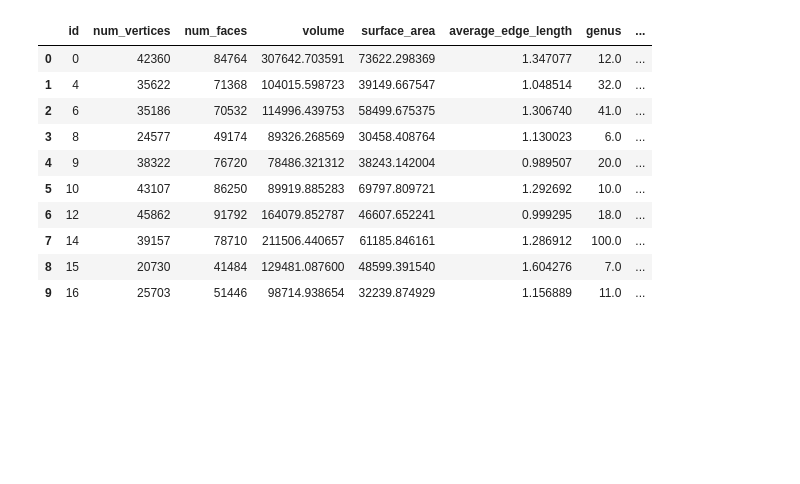
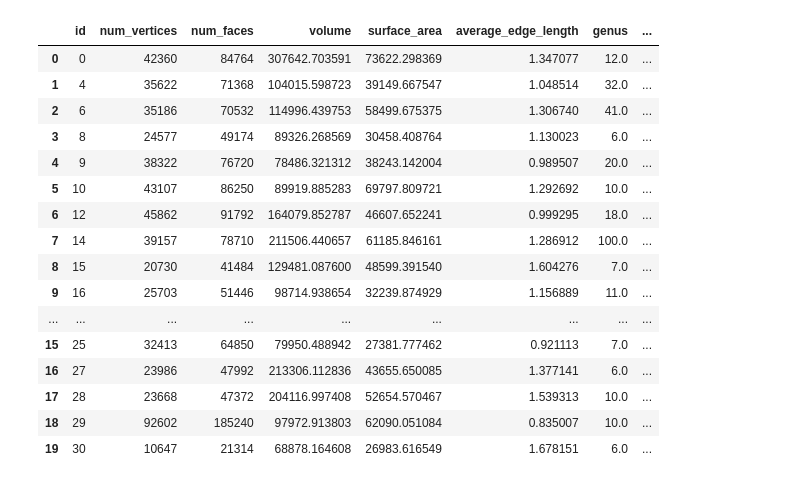
Before and after one commit to mishramlan/JEB-structural-simulation, a Jupyter notebook: Notebooks/Data_Analysis/mesh_analysis.ipynb, the cells around one changed output. Saved outputs shown, nothing was run; the diff lists cells and outputs as text; code cells hidden in the pictures; blank space fills up the shorter version.

```diff
--- a/Notebooks/Data_Analysis/mesh_analysis.ipynb
+++ b/Notebooks/Data_Analysis/mesh_analysis.ipynb
@@ -24,15 +24,21 @@ Falling back to a static output.
 # %%
 cad_data = pd.read_csv('/Users/User/Documents/Project_JEB/Results/Data_Analysis/working_table.csv')
-cad_data.head(10)
+cad_data.head(20)
 # %% [output]
 |  | id | num_vertices | num_faces | volume | surface_area | average_edge_length | genus | ... |
 | 0 | 0 | 42360 | 84764 | 307642.703591 | 73622.298369 | 1.347077 | 12.0 | ... |
 | 1 | 4 | 35622 | 71368 | 104015.598723 | 39149.667547 | 1.048514 | 32.0 | ... |
 | 2 | 6 | 35186 | 70532 | 114996.439753 | 58499.675375 | 1.306740 | 41.0 | ... |
 | 3 | 8 | 24577 | 49174 | 89326.268569 | 30458.408764 | 1.130023 | 6.0 | ... |
 | 4 | 9 | 38322 | 76720 | 78486.321312 | 38243.142004 | 0.989507 | 20.0 | ... |
 | 5 | 10 | 43107 | 86250 | 89919.885283 | 69797.809721 | 1.292692 | 10.0 | ... |
 | 6 | 12 | 45862 | 91792 | 164079.852787 | 46607.652241 | 0.999295 | 18.0 | ... |
 | 7 | 14 | 39157 | 78710 | 211506.440657 | 61185.846161 | 1.286912 | 100.0 | ... |
 | 8 | 15 | 20730 | 41484 | 129481.087600 | 48599.391540 | 1.604276 | 7.0 | ... |
 | 9 | 16 | 25703 | 51446 | 98714.938654 | 32239.874929 | 1.156889 | 11.0 | ... |
+| ... | ... | ... | ... | ... | ... | ... | ... | ... |
+| 15 | 25 | 32413 | 64850 | 79950.488942 | 27381.777462 | 0.921113 | 7.0 | ... |
+| 16 | 27 | 23986 | 47992 | 213306.112836 | 43655.650085 | 1.377141 | 6.0 | ... |
+| 17 | 28 | 23668 | 47372 | 204116.997408 | 52654.570467 | 1.539313 | 10.0 | ... |
+| 18 | 29 | 92602 | 185240 | 97972.913803 | 62090.051084 | 0.835007 | 10.0 | ... |
+| 19 | 30 | 10647 | 21314 | 68878.164608 | 26983.616549 | 1.678151 | 6.0 | ... |
```
Also changed, not shown: parts of 6 cells of this notebook, 6 other files.
